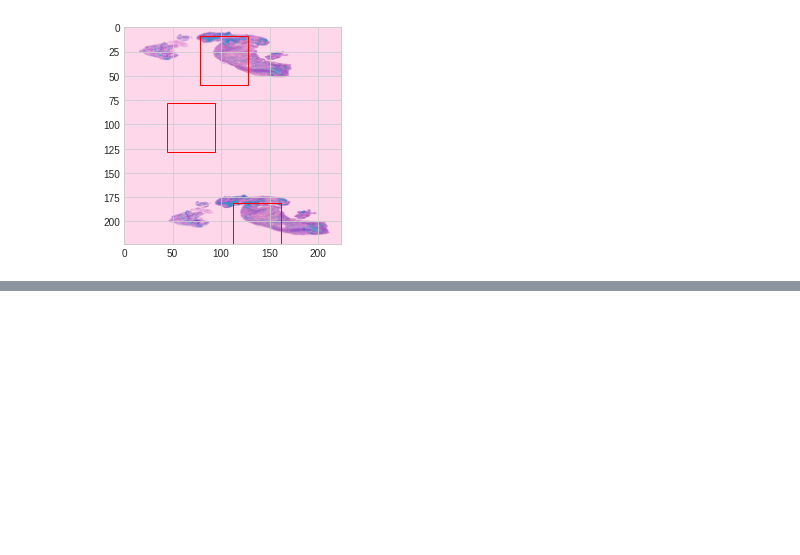
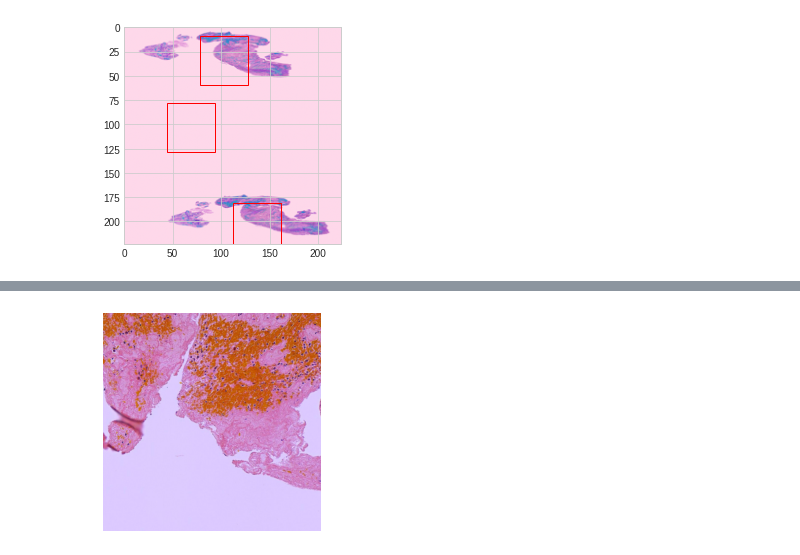
Before and after one commit to dingowhiz/Data_Analytics_ML, a Jupyter notebook: mayo_wsi_anomaly.ipynb, the cells around one changed output, grey strips where cells are left out. Cells and saved outputs as stored; diff of their text form; code cells hidden in the pictures; blank space fills up the shorter version.

```diff
--- a/mayo_wsi_anomaly.ipynb
+++ b/mayo_wsi_anomaly.ipynb
@@ -883,0 +921,7 @@ Use 'sudo apt autoremove' to remove it.
+# %%
+#ce_list = os.listdir('/content/drive/MyDrive/Mayo/train/CE')
+laa_list = os.listdir('/content/drive/MyDrive/Mayo/train/LAA')
+#print('# CE labelled images = ',len(ce_list), '\n# LAA labelled images = ', len(laa_list))
+#ce_name_list = [x[:8] for x in ce_list]
+laa_name_list = [x[:8] for x in laa_list]
+laa_name_list[:5]
@@ -884,13 +933,15 @@ Use 'sudo apt autoremove' to remove it.
 # %%
 #import pyvips
 from openslide import open_slide
+from openslide.deepzoom import DeepZoomGenerator
 import openslide
 import os
 import numpy as np
 import matplotlib.pyplot as plt
 
-data_dir = '/content/drive/MyDrive/Mayo/train/CE'
-image = openslide.OpenSlide(os.path.join(data_dir, '0aaeb3_0.tif'))
+#data_dir_CE = '/content/drive/MyDrive/Mayo/train/CE'
+data_dir_LAA = '/content/drive/MyDrive/Mayo/train/LAA'
+#image = openslide.OpenSlide(os.path.join(data_dir, '0aaeb3_0.tif'))
 
 # Read a specific region of the image starting at upper left coordinate (x=17800, y=19500) on level 0 and extracting a 256*256 pixel patch.
 # At this point image data is read from the file and loaded into memory.
@@ -1095,7 +1139,7 @@ def norm_HnE(img, Io=240, alpha=1, beta=0.15):
     #OD = -np.log10(img+0.004)  #Use this when reading images with skimage
     #Adding 0.004 just to avoid log of zero.
 
-    OD = -np.log10((img.astype(np.float)+1)/Io) #Use this for opencv imread
+    OD = -np.log10((img.astype(float)+1)/Io) #Use this for opencv imread
     #Add 1 in case any pixels in the image have a value of 0 (log 0 is indeterminate)
 
 
@@ -1135,7 +1179,6 @@ def norm_HnE(img, Io=240, alpha=1, beta=0.15):
     else:
         HE = np.array((vMax[:,0], vMin[:,0])).T
 
-
     # rows correspond to channels (RGB), columns to OD values
     Y = np.reshape(OD, (-1, 3)).T
 
@@ -1171,7 +1214,6 @@ def norm_HnE(img, Io=240, alpha=1, beta=0.15):
 
 # norm_img, H_img, E_img = norm_HnE(img, Io=240, alpha=1, beta=0.15)
 
-
 # plt.imsave("images/HnE_normalized.jpg", Inorm)
 # plt.imsave("images/HnE_separated_H.jpg", H)
 # plt.imsave("images/HnE_separated_E.jpg", E)
@@ -1184,7 +1250,7 @@ from matplotlib import pyplot as plt
 import tifffile as tiff
 
 #Load the slide file (svs) into an object.
-slide = openslide.OpenSlide(os.path.join(data_dir, '0aaeb3_0.tif'))
+#slide = open_slide(os.path.join(data_dir, '0ed87f_1.tif'))
 
 # slide_props = slide.properties
 # print(slide_props)
@@ -1200,7 +1266,7 @@ slide = openslide.OpenSlide(os.path.join(data_dir, '0aaeb3_0.tif'))
 #Extract a small region from the large file (level 0)
 #Let us extract a region from somewhere in the middle - coords 16k, 16k
 #Extract 1024,1024 region
-smaller_region = slide.read_region((16000,16000), 0, (1024,1024))
+smaller_region = slide_laa.read_region((18000,8000), 0, (1024,1024))
 smaller_region_RGB = smaller_region.convert('RGB')
 smaller_region_np = np.array(smaller_region_RGB)
 
@@ -1235,8 +1301,9 @@ plt.show()
 
 ################################################################
 #For blank it throws an Eigenvalues error.
-blank = tiff.imread("images/saved_tiles/original_tiles/blank/0_0_original.tif")
-norm_img, H_img, E_img = norm_HnE(blank, Io=240, alpha=1, beta=0.15)
+#blank = cv2.imread("/content/drive/MyDrive/Mayo/train/ce_patch/0_0.png")
+#norm_img, H_img, E_img = norm_HnE(blank, Io=240, alpha=1, beta=0.15)
+################################################################
 
 #Let us define a function to detect blank tiles and tiles with very minimal information
 #This function can be used to identify these tiles so we can make a decision on what to do with them.
@@ -1250,86 +1317,36 @@ def find_mean_std_pixel_value(img_list):
         avg = image.mean()
         std = image.std()
         avg_pixel_value.append(avg)
         stddev_pixel_value.append(std)
 
     avg_pixel_value = np.array(avg_pixel_value)
     stddev_pixel_value=np.array(stddev_pixel_value)
 
     print("Average pixel value for all images is:", avg_pixel_value.mean())
     print("Average std dev of pixel value for all images is:", stddev_pixel_value.mean())
 
     return(avg_pixel_value, stddev_pixel_value)
 
-#Let us read some blank tiles, some partial tiles and some good ones to find out
-#the mean and std dev of pixel values.
+#read some blank tiles, some partial tiles and some good ones to find out the mean and std dev of pixel values.
 #These numbers can be used to identify 'problematic' slides that we can bypass from our processing.
 import glob
-orig_tile_dir_name = "images/saved_tiles/original_tiles/"
+orig_tile_dir_name = "/content/drive/MyDrive/Mayo/train/train_ce"
 
-blank_img_list=(glob.glob(orig_tile_dir_name+"blank/*.tif"))
-partial_img_list=(glob.glob(orig_tile_dir_name+"partial/*.tif"))
-good_img_list=(glob.glob(orig_tile_dir_name+"good/*.tif"))
+blank_img_list=(glob.glob(orig_tile_dir_name+"blank/*.png"))
+partial_img_list=(glob.glob(orig_tile_dir_name+"partial/*.png"))
+good_img_list=(glob.glob(orig_tile_dir_name+"good/*.png"))
 
 blank_img_stats = find_mean_std_pixel_value(blank_img_list)
 partial_img_stats = find_mean_std_pixel_value(partial_img_list)
 good_img_stats = find_mean_std_pixel_value(good_img_list)
 
 """
 Average pixel value for all blank images is: 244.45962306699482
 Average std dev of pixel value for all blank images is: 0.9214953206879862
 Average pixel value for all partial images is: 242.93900954932494
 Average std dev of pixel value for all partial images is: 10.427143587023263
 Average pixel value for all good images is: 208.8701055190142
 Average std dev of pixel value for all good images is: 37.36282416278772
 """
-
-###############################################
-#Generating tiles and processing
-#We can use read_region function and slide over the large image to extract tiles
-#but an easier approach would be to use DeepZoom based generator.
-# https://openslide.org/api/python/
-from openslide.deepzoom import DeepZoomGenerator
-
-#Generate object for tiles using the DeepZoomGenerator
-tiles = DeepZoomGenerator(slide, tile_size=256, overlap=0, limit_bounds=False)
-#Here, we have divided our svs into tiles of size 256 with no overlap.
-
-#The tiles object also contains data at many levels.
-#To check the number of levels
-print("The number of levels in the tiles object are: ", tiles.level_count)
-print("The dimensions of data in each level are: ", tiles.level_dimensions)
-#Total number of tiles in the tiles object
-print("Total number of tiles = : ", tiles.tile_count)
-
-###### processing and saving each tile to local directory
-
-cols, rows = tiles.level_tiles[16]
-
-orig_tile_dir_name = "images/saved_tiles/original_tiles/"
-norm_tile_dir_name = "images/saved_tiles/normalized_tiles/"
-H_tile_dir_name = "images/saved_tiles/H_tiles/"
-E_tile_dir_name = "images/saved_tiles/E_tiles/"
-
-for row in range(rows):
-    for col in range(cols):
-        tile_name = str(col) + "_" + str(row)
-        #tile_name = os.path.join(tile_dir, '%d_%d' % (col, row))
-        #print("Now processing tile with title: ", tile_name)
-        temp_tile = tiles.get_tile(16, (col, row))
-        temp_tile_RGB = temp_tile.convert('RGB')
-        temp_tile_np = np.array(temp_tile_RGB)
-        #Save original tile
-        tiff.imsave(orig_tile_dir_name+tile_name + "_original.tif", temp_tile_np)
-
-        if temp_tile_np.mean() < 230 and temp_tile_np.std() > 15:
-            print("Processing tile number:", tile_name)
-            norm_img, H_img, E_img = norm_HnE(temp_tile_np, Io=240, alpha=1, beta=0.15)
-        #Save the norm tile, H and E tiles
-
-            tiff.imsave(norm_tile_dir_name+tile_name + "_norm.tif", norm_img)
-            tiff.imsave(H_tile_dir_name+tile_name + "_H.tif", H_img)
-            tiff.imsave(E_tile_dir_name+tile_name + "_E.tif", E_img)
-
-        else:
-            print("NOT PROCESSING TILE:", tile_name)
 # %% [output]
+[figure, new version]
```
Also changed, not shown: parts of 29 cells of this notebook.
